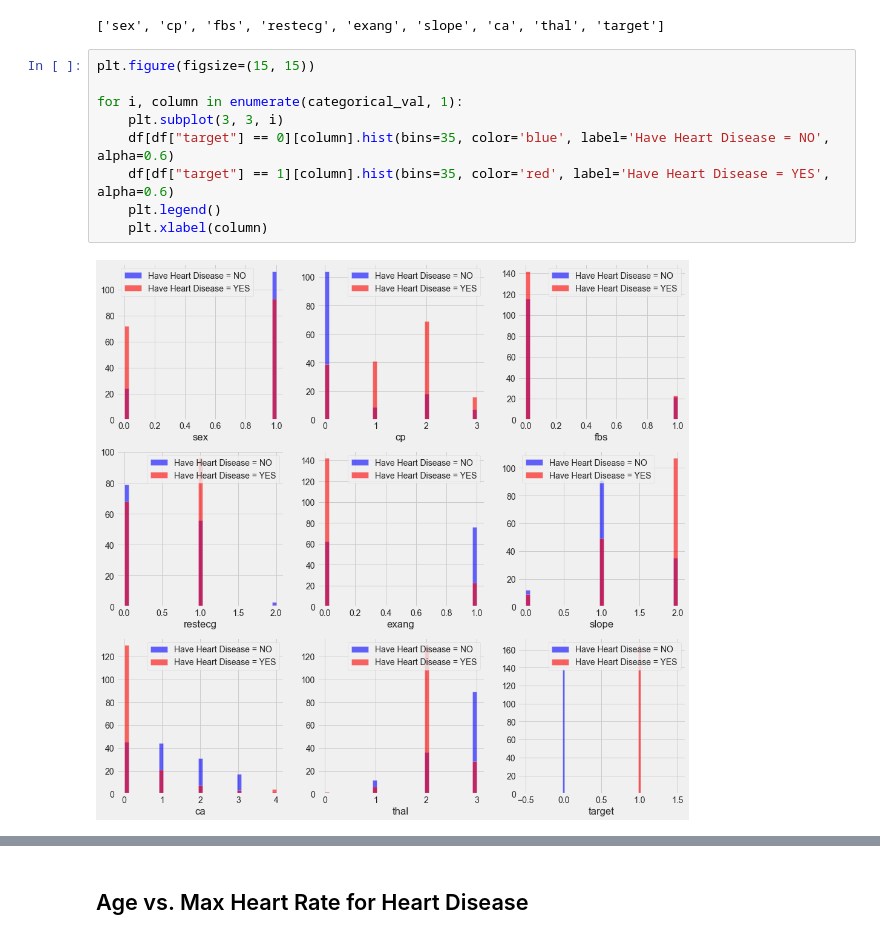
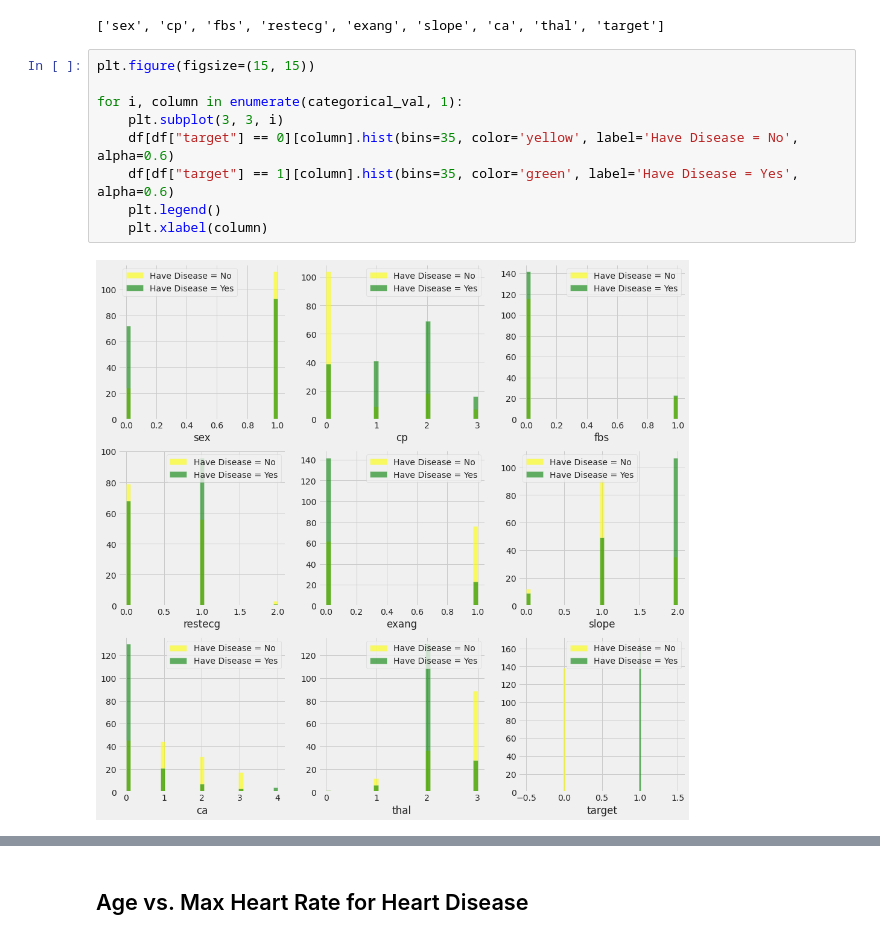
Before and after one commit to tharun634/Heart-Disease-Analysis, a Jupyter notebook: IT204Proj.ipynb, the cells around one changed output, grey strips where cells are left out. Cells and saved outputs as stored; diff of their text form.

```diff
--- a/IT204Proj.ipynb
+++ b/IT204Proj.ipynb
@@ -122,11 +93,11 @@ categorical_val
 # %%
 plt.figure(figsize=(15, 15))
 
 for i, column in enumerate(categorical_val, 1):
     plt.subplot(3, 3, i)
-    df[df["target"] == 0][column].hist(bins=35, color='blue', label='Have Heart Disease = NO', alpha=0.6)
-    df[df["target"] == 1][column].hist(bins=35, color='red', label='Have Heart Disease = YES', alpha=0.6)
+    df[df["target"] == 0][column].hist(bins=35, color='yellow', label='Have Disease = No', alpha=0.6)
+    df[df["target"] == 1][column].hist(bins=35, color='green', label='Have Disease = Yes', alpha=0.6)
     plt.legend()
     plt.xlabel(column)
 # %% [output]
-[figure, old version]
+[figure, new version]
```
Also changed, not shown: parts of 22 cells of this notebook.
